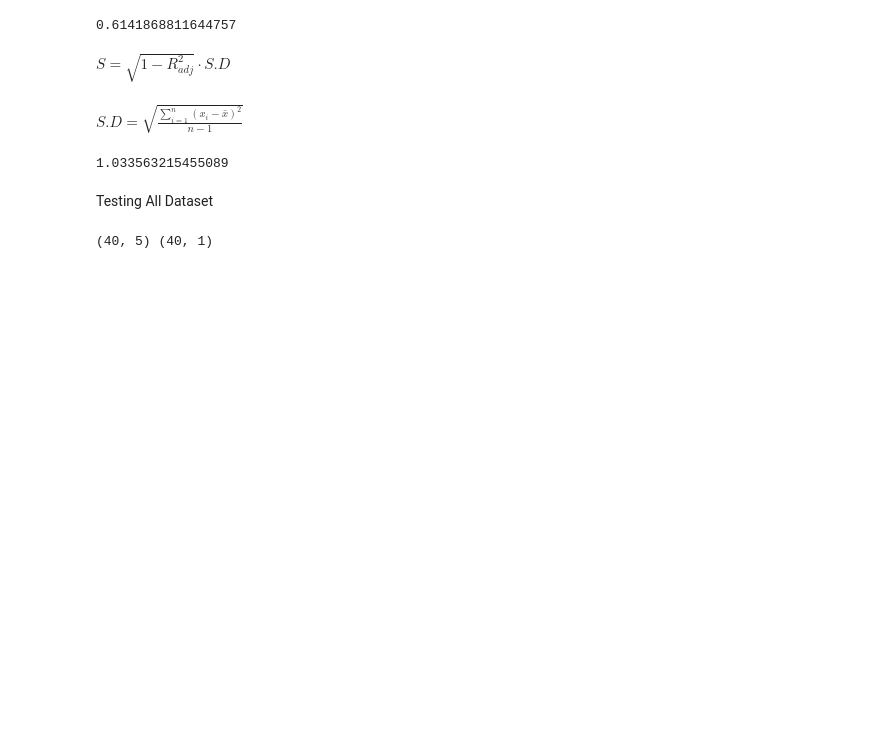
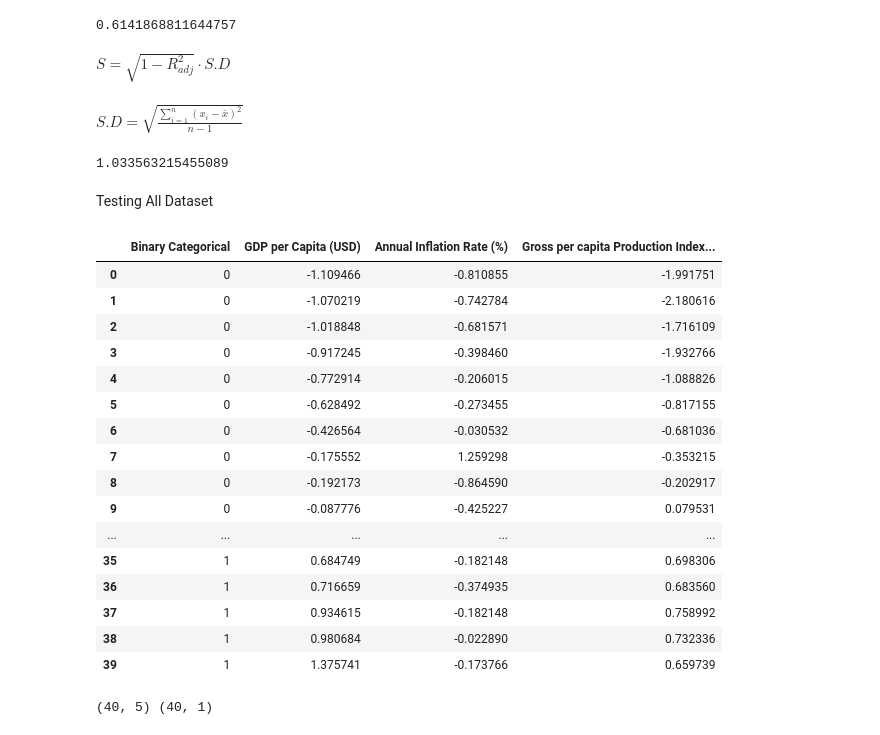
Before and after one commit to verneylmavt/regression-food_security-py, a Jupyter notebook: 2D_Cambodia-Myanmar_Improved-Ver..ipynb, the cells around one changed output. Saved outputs shown, nothing was run; the diff lists cells and outputs as text; code cells hidden in the pictures; blank space fills up the shorter version.

```diff
--- a/2D_Cambodia-Myanmar_Improved-Ver..ipynb
+++ b/2D_Cambodia-Myanmar_Improved-Ver..ipynb
@@ -505,11 +507,30 @@ Testing All Dataset
 # %%
 df_features_all = df_features.copy() #ALL FEATURES DATASET
 df_target_all = df_target.copy() #ALL TARGET DATASET
 
 df_features_z_all = normalize_z(df_features_all) #NORMALIZED ALL FEATURES DATASET
-X_all = prepare_feature(df_features_all) #PREPARED NORMALIZED ALL FEATURES DATASET
+df_features_z_all["Binary Categorical"] = (df.loc[:, "Binary Categorical"]).copy()
+display(df_features_z_all)
+X_all = prepare_feature(df_features_z_all) #PREPARED NORMALIZED ALL FEATURES DATASET
 
 target_all = prepare_target(df_target_all) #PREPARED
 print(X_all.shape, target_all.shape)
 # %% [output]
+|  | Binary Categorical | GDP per Capita (USD) | Annual Inflation Rate (%) | Gross per capita Production Index... |
+| 0 | 0 | -1.109466 | -0.810855 | -1.991751 |
+| 1 | 0 | -1.070219 | -0.742784 | -2.180616 |
+| 2 | 0 | -1.018848 | -0.681571 | -1.716109 |
+| 3 | 0 | -0.917245 | -0.398460 | -1.932766 |
+| 4 | 0 | -0.772914 | -0.206015 | -1.088826 |
+| 5 | 0 | -0.628492 | -0.273455 | -0.817155 |
+| 6 | 0 | -0.426564 | -0.030532 | -0.681036 |
+| 7 | 0 | -0.175552 | 1.259298 | -0.353215 |
+| 8 | 0 | -0.192173 | -0.864590 | -0.202917 |
+| 9 | 0 | -0.087776 | -0.425227 | 0.079531 |
+| ... | ... | ... | ... | ... |
+| 35 | 1 | 0.684749 | -0.182148 | 0.698306 |
+| 36 | 1 | 0.716659 | -0.374935 | 0.683560 |
+| 37 | 1 | 0.934615 | -0.182148 | 0.758992 |
+| 38 | 1 | 0.980684 | -0.022890 | 0.732336 |
+| 39 | 1 | 1.375741 | -0.173766 | 0.659739 |
 (40, 5) (40, 1)
```
Also changed, not shown: parts of 9 cells of this notebook, 1 other file.
